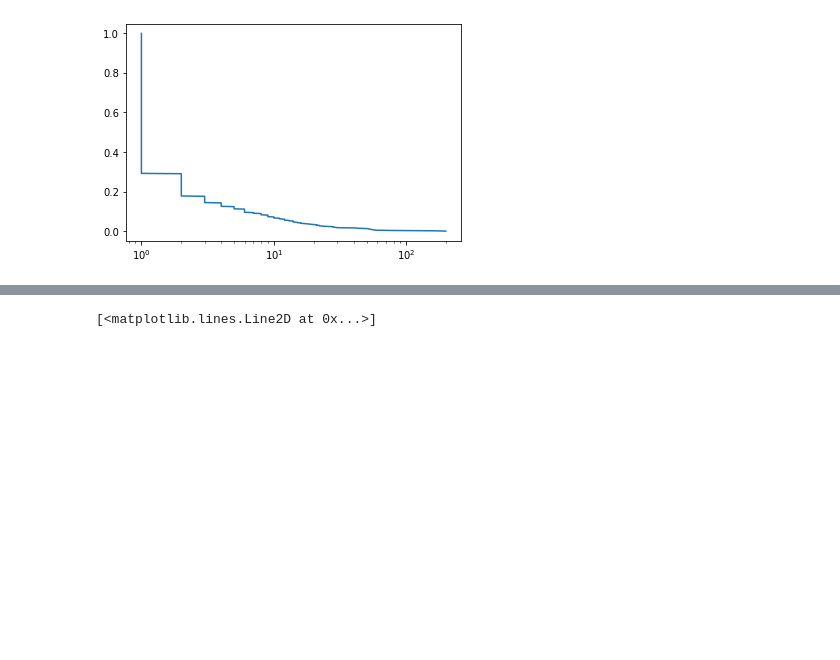
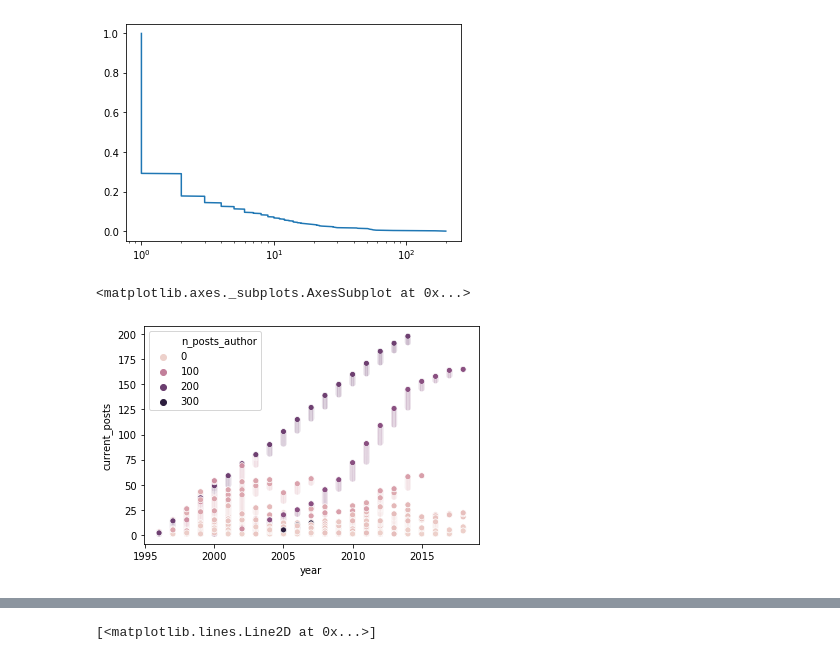
Before and after one commit to crboothb/sciencemag-careers-analysis, a Jupyter notebook: scripts/coverage_test.ipynb, the cells around one changed output, grey strips where cells are left out. Saved outputs shown, nothing was run; the diff lists cells and outputs as text; code cells hidden in the pictures; blank space fills up the shorter version.

Commit message:
author distribution graphs in notebook

```diff
--- a/scripts/coverage_test.ipynb
+++ b/scripts/coverage_test.ipynb
@@ -150,3 +159,31 @@ plt.plot(np.flip(np.sort(authors_df.authors)), np.linspace(0, 1, len(authors_df.
 # %% [output]
 [<matplotlib.lines.Line2D at 0x...>]
 [figure]
+# %%
+advice_sec_df = advice_sec_df.sort_values(by = "date_seq")
+over_time = {"year":[],"current_posts":[],"author":[],"n_posts_author":[]}
+
+authors_again = {}
+for i in range(len(advice_sec_df)):
+    author = advice_sec_df.iloc[i]["authors"]
+    if author not in authors_again.keys():
+        authors_again[author] = [1]
+    else:
+        authors_again[author].append(authors_again[author][-1]+1)
+
+    year = advice_sec_df.iloc[i]["year"]
+    tot_posts = advice_sec_df.iloc[i]["n_posts_author"]
+    over_time["year"].append(year)
+    over_time["author"].append(author)
+    over_time["current_posts"].append(authors_again[author][-1])
+    over_time["n_posts_author"].append(tot_posts)
+
+
+over_time = pd.DataFrame(over_time)
+# print(type(over_time))
+
+sns.scatterplot(x = "year", y = "current_posts", hue = "n_posts_author", data = over_time)
+# sns.pointplot(x = "year", y = "current_posts", data = over_time)
+# %% [output]
+<matplotlib.axes._subplots.AxesSubplot at 0x...>
+[figure, added]
```
Also changed, not shown: parts of 7 cells of this notebook, 12 other files.
